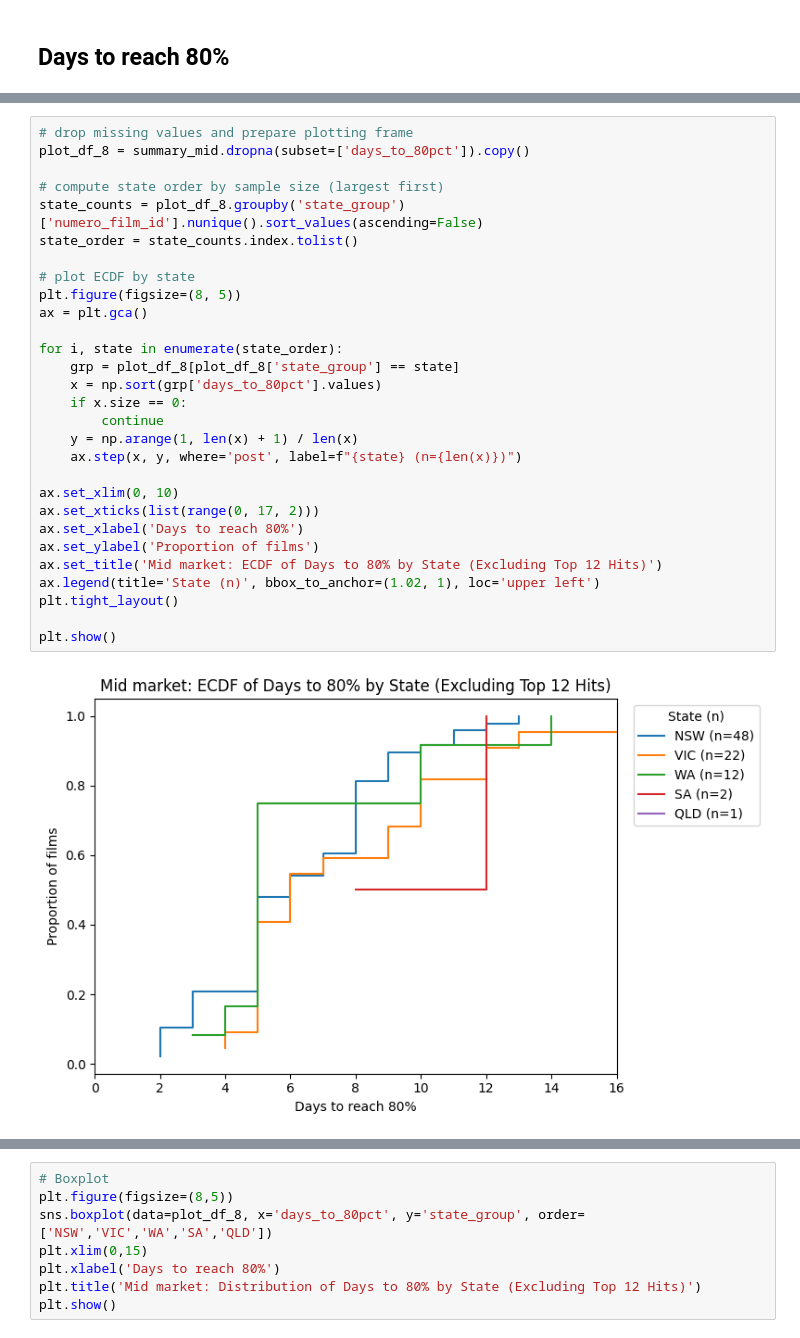
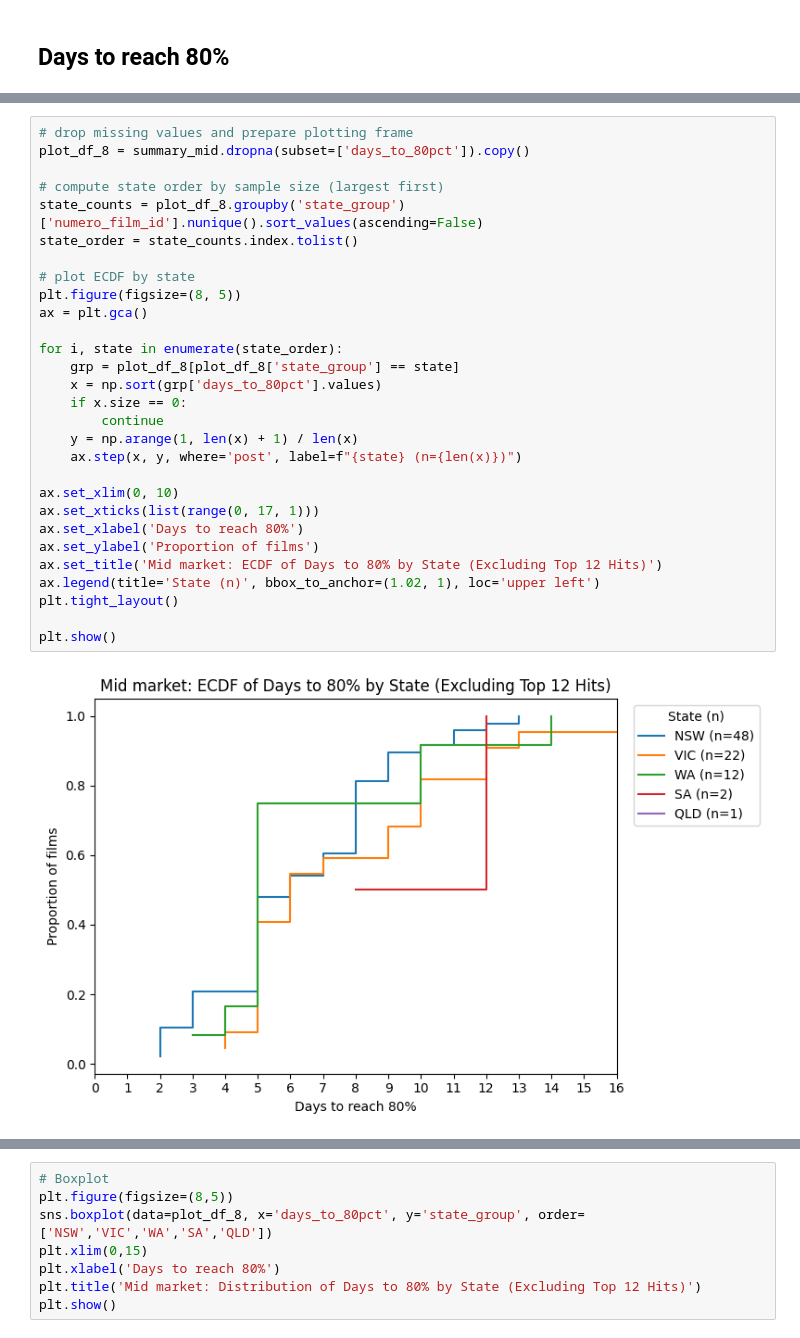
Before and after one commit to Jingvu/masalytics, a Jupyter notebook: data/insights.ipynb, the cells around one changed output, grey strips where cells are left out. Cells and saved outputs as stored; diff of their text form.

```diff
--- a/data/insights.ipynb
+++ b/data/insights.ipynb
@@ -365,31 +397,31 @@ fig.show()
 # %%
 # drop missing values and prepare plotting frame
 plot_df_8 = summary_mid.dropna(subset=['days_to_80pct']).copy()
 
 # compute state order by sample size (largest first)
 state_counts = plot_df_8.groupby('state_group')['numero_film_id'].nunique().sort_values(ascending=False)
 state_order = state_counts.index.tolist()
 
 # plot ECDF by state
 plt.figure(figsize=(8, 5))
 ax = plt.gca()
 
 for i, state in enumerate(state_order):
     grp = plot_df_8[plot_df_8['state_group'] == state]
     x = np.sort(grp['days_to_80pct'].values)
     if x.size == 0:
         continue
     y = np.arange(1, len(x) + 1) / len(x)
     ax.step(x, y, where='post', label=f"{state} (n={len(x)})")
 
 ax.set_xlim(0, 10)
-ax.set_xticks(list(range(0, 17, 2)))
+ax.set_xticks(list(range(0, 17, 1)))
 ax.set_xlabel('Days to reach 80%')
 ax.set_ylabel('Proportion of films')
 ax.set_title('Mid market: ECDF of Days to 80% by State (Excluding Top 12 Hits)')
 ax.legend(title='State (n)', bbox_to_anchor=(1.02, 1), loc='upper left')
 plt.tight_layout()
 
 plt.show()
 # %% [output]
-[figure, old version]
+[figure, new version]
```
Also changed, not shown: parts of 26 cells of this notebook.
